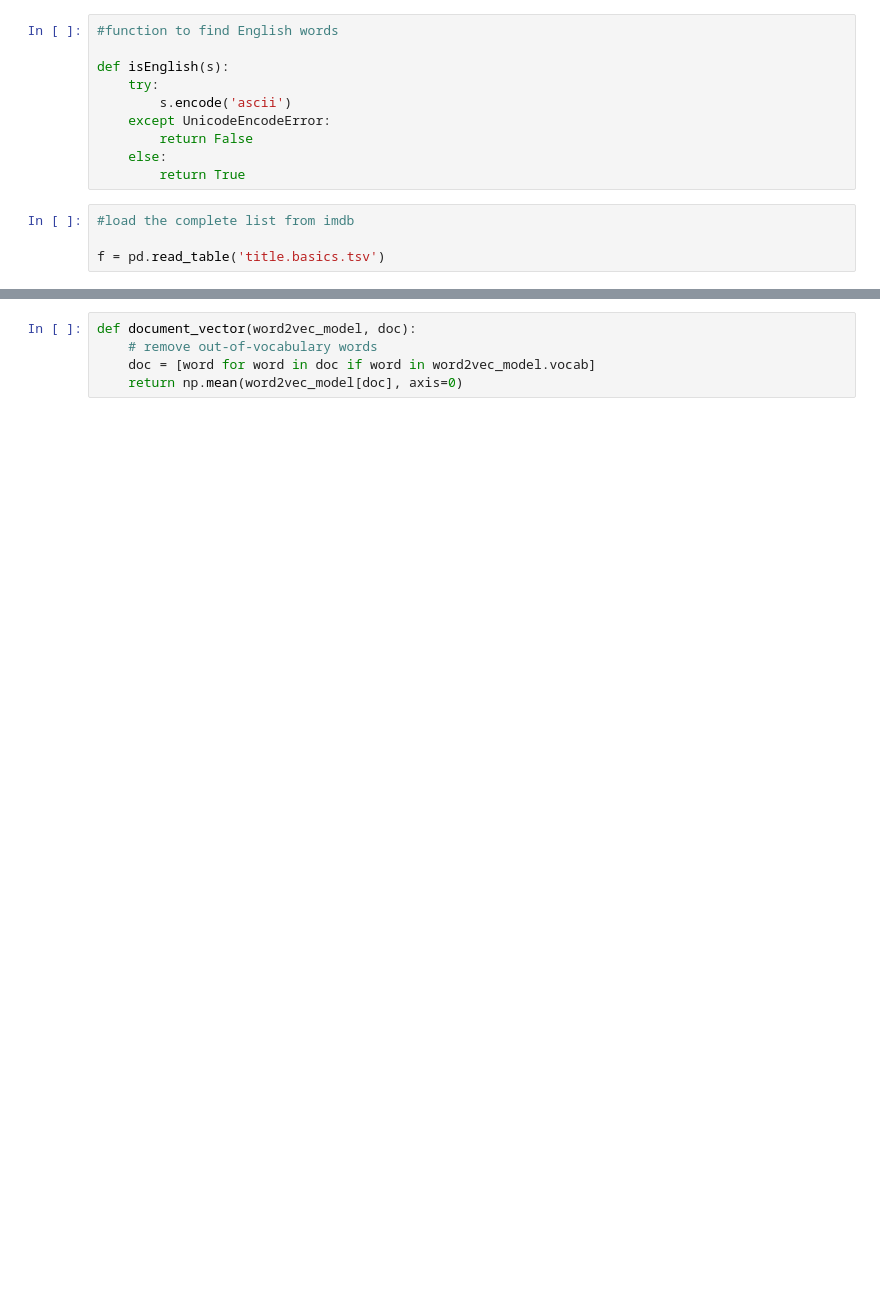
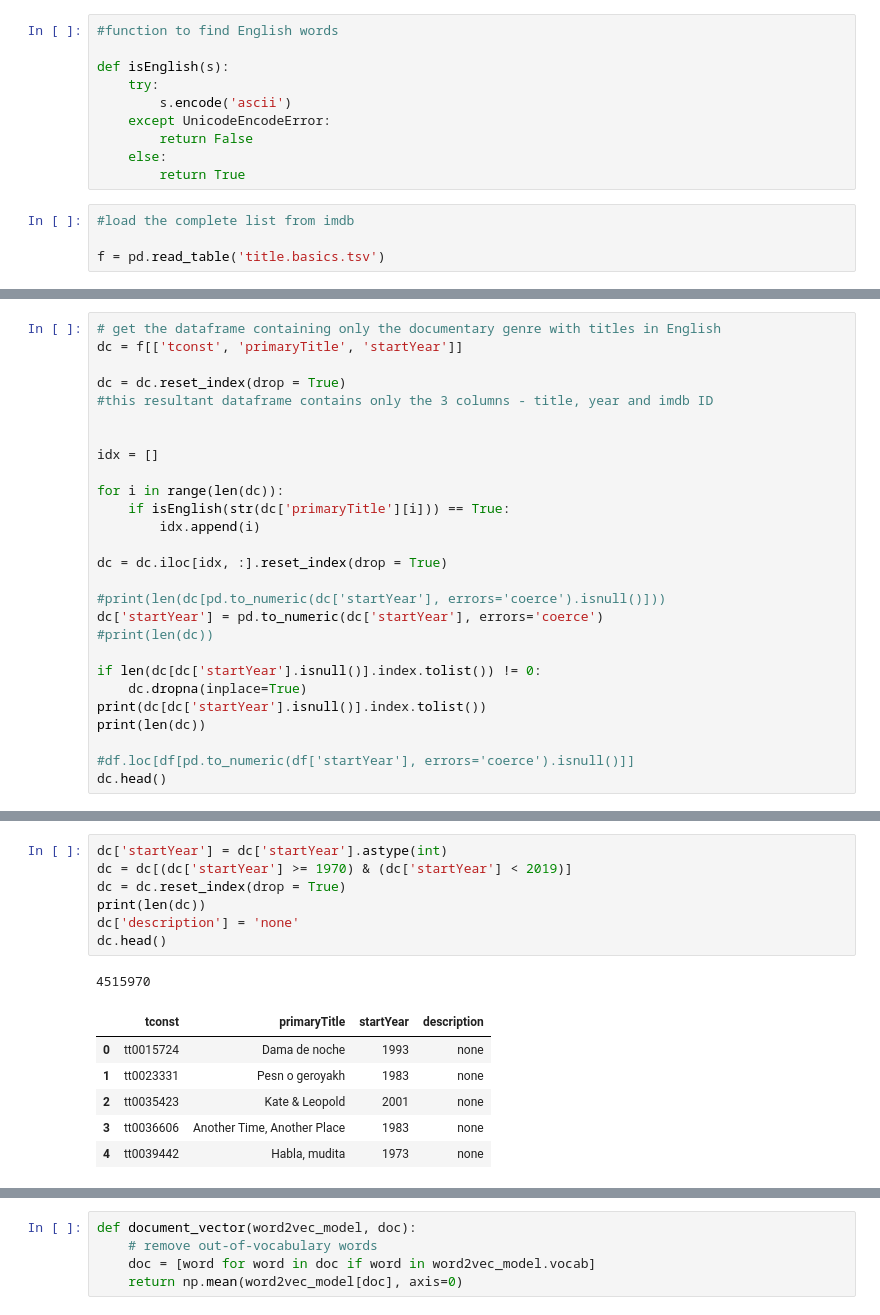
Before and after one commit to mnathvt/newsrecdocfilms, a Jupyter notebook: get_imdb_data.ipynb, the cells around one changed output, grey strips where cells are left out. Drawn from its saved outputs; the diff is of its cells as text; blank space fills up the shorter version.

```diff
--- a/get_imdb_data.ipynb
+++ b/get_imdb_data.ipynb
@@ -251,0 +48,27 @@ model = KeyedVectors.load_word2vec_format('GoogleNews-vectors-negative300.bin',
+# %%
+# get the dataframe containing only the documentary genre with titles in English
+dc = f[['tconst', 'primaryTitle', 'startYear']]
+
+dc = dc.reset_index(drop = True)
+#this resultant dataframe contains only the 3 columns - title, year and imdb ID
+
+
+idx = []
+
+for i in range(len(dc)):
+    if isEnglish(str(dc['primaryTitle'][i])) == True:
+        idx.append(i)
+
+dc = dc.iloc[idx, :].reset_index(drop = True)
+
+#print(len(dc[pd.to_numeric(dc['startYear'], errors='coerce').isnull()]))
+dc['startYear'] = pd.to_numeric(dc['startYear'], errors='coerce')
+#print(len(dc))
+
+if len(dc[dc['startYear'].isnull()].index.tolist()) != 0:
+    dc.dropna(inplace=True)
+print(dc[dc['startYear'].isnull()].index.tolist())
+print(len(dc))
+
+#df.loc[df[pd.to_numeric(df['startYear'], errors='coerce').isnull()]]
+dc.head()
@@ -251,0 +84,15 @@ model = KeyedVectors.load_word2vec_format('GoogleNews-vectors-negative300.bin',
+# %%
+dc['startYear'] = dc['startYear'].astype(int)
+dc = dc[(dc['startYear'] >= 1970) & (dc['startYear'] < 2019)]
+dc = dc.reset_index(drop = True)
+print(len(dc))
+dc['description'] = 'none'
+dc.head()
+# %% [output]
+4515970
+|  | tconst | primaryTitle | startYear | description |
+| 0 | tt0015724 | Dama de noche | 1993 | none |
+| 1 | tt0023331 | Pesn o geroyakh | 1983 | none |
+| 2 | tt0035423 | Kate & Leopold | 2001 | none |
+| 3 | tt0036606 | Another Time, Another Place | 1983 | none |
+| 4 | tt0039442 | Habla, mudita | 1973 | none |
```
Also changed, not shown: parts of 59 cells of this notebook.
